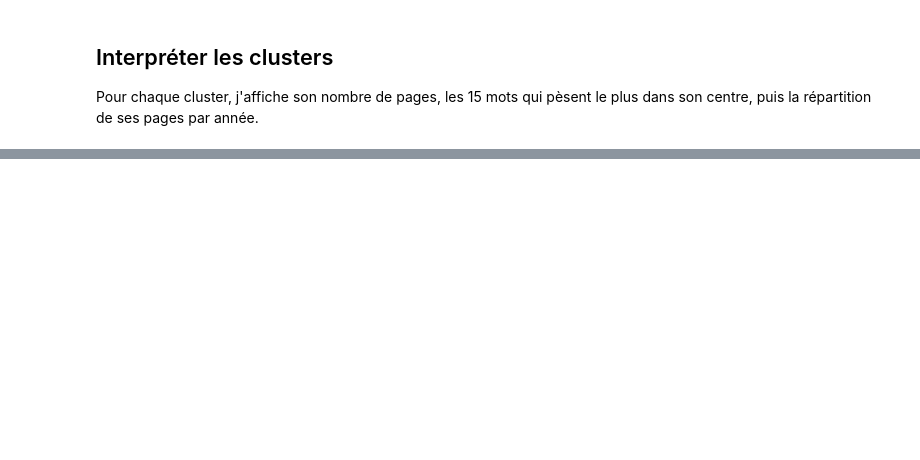
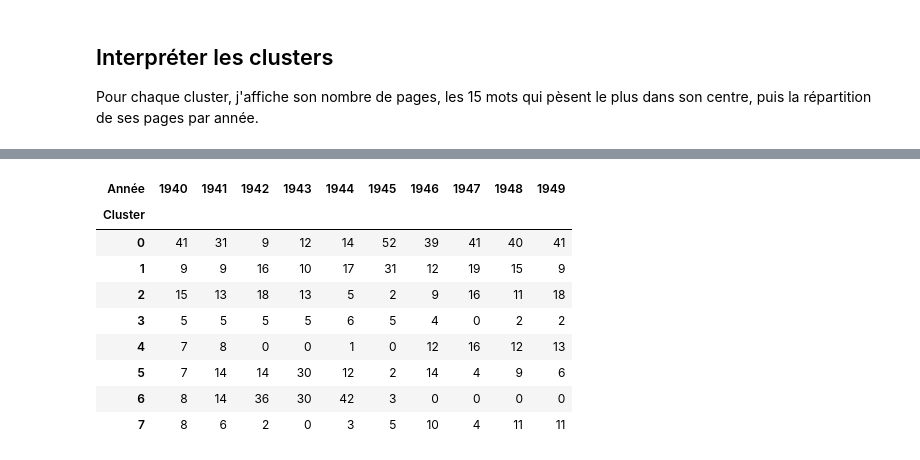
Before and after one commit to ndabarude19/tac, a Jupyter notebook: tps/tp3/s2_clustering.ipynb, the cells around one changed output, grey strips where cells are left out. Cells and saved outputs as stored; diff of their text form; code cells hidden in the pictures; blank space fills up the shorter version.

```diff
--- a/tps/tp3/s2_clustering.ipynb
+++ b/tps/tp3/s2_clustering.ipynb
@@ -263,0 +318,16 @@ Cluster 4 : {'1940': 22, '1941': 23, '1942': 20, '1943': 33, '1944': 24, '1945':
+# %%
+# Nombre de pages de chaque cluster pour chaque année
+years = [f.split('_')[2][:4] for f in files]
+tableau = pd.crosstab(pd.Series(clusters, name="Cluster"), pd.Series(years, name="Année"))
+tableau
+# %% [output]
+| Année | 1940 | 1941 | 1942 | 1943 | 1944 | 1945 | 1946 | 1947 | 1948 | 1949 |
+| Cluster |  |  |  |  |  |  |  |  |  |  |
+| 0 | 41 | 31 | 9 | 12 | 14 | 52 | 39 | 41 | 40 | 41 |
+| 1 | 9 | 9 | 16 | 10 | 17 | 31 | 12 | 19 | 15 | 9 |
+| 2 | 15 | 13 | 18 | 13 | 5 | 2 | 9 | 16 | 11 | 18 |
+| 3 | 5 | 5 | 5 | 5 | 6 | 5 | 4 | 0 | 2 | 2 |
+| 4 | 7 | 8 | 0 | 0 | 1 | 0 | 12 | 16 | 12 | 13 |
+| 5 | 7 | 14 | 14 | 30 | 12 | 2 | 14 | 4 | 9 | 6 |
+| 6 | 8 | 14 | 36 | 30 | 42 | 3 | 0 | 0 | 0 | 0 |
+| 7 | 8 | 6 | 2 | 0 | 3 | 5 | 10 | 4 | 11 | 11 |
```
Also changed, not shown: parts of 14 cells of this notebook.
